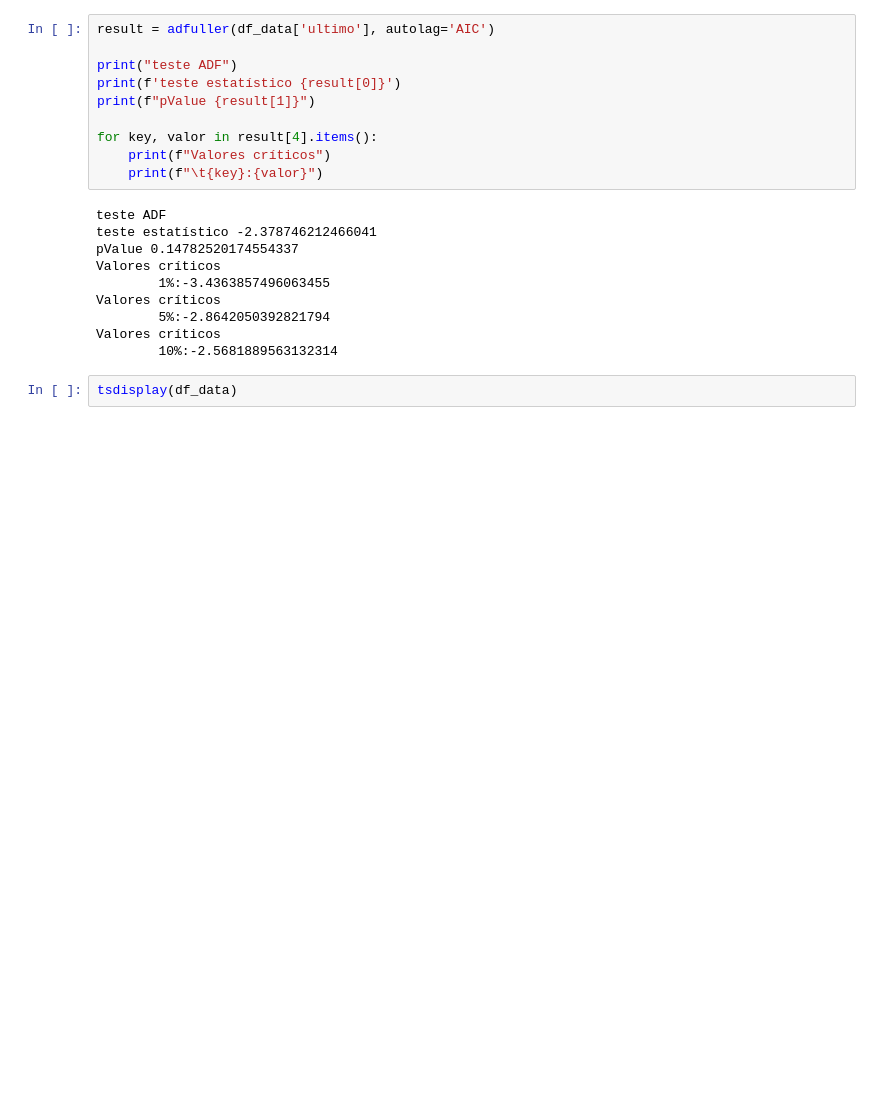
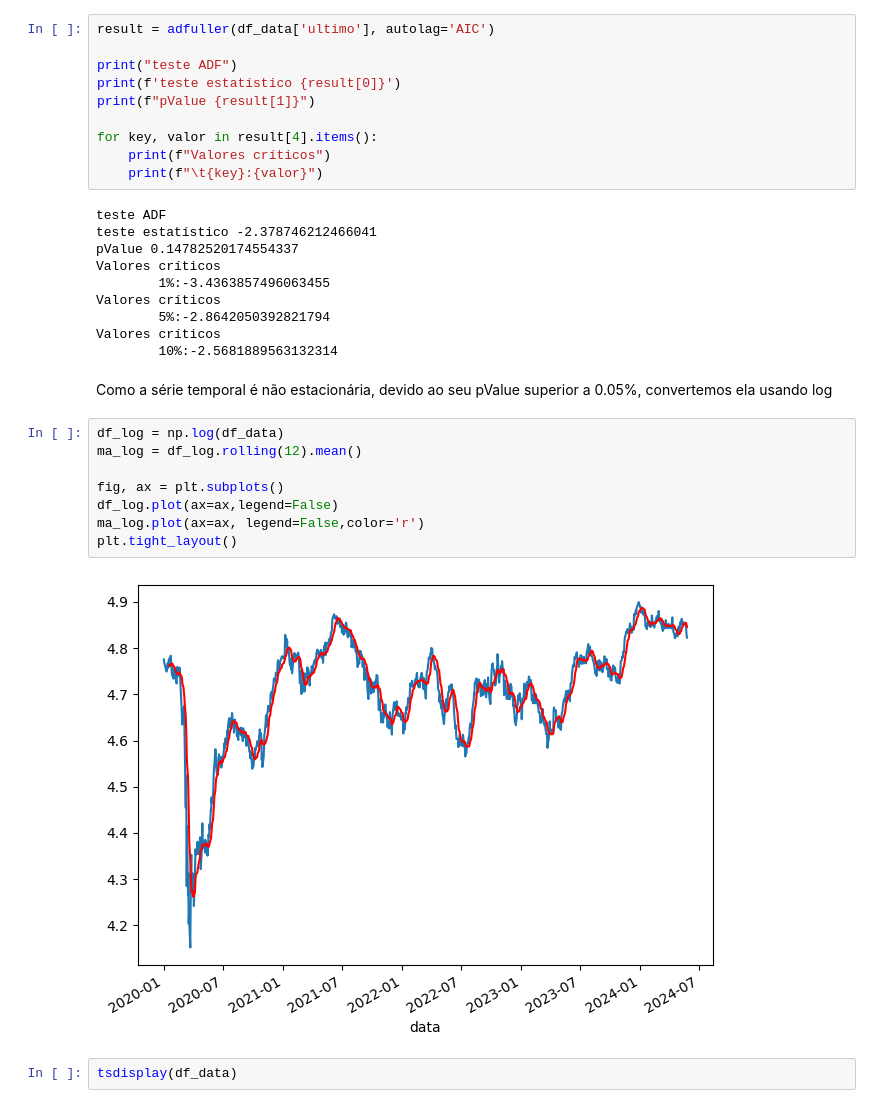
Before and after one commit to Rogeriom49/4DTAT, a Jupyter notebook: techChallange2/ibovespa3.ipynb, the cells around one changed output. Cells and saved outputs as stored; diff of their text form; blank space fills up the shorter version.

```diff
--- a/techChallange2/ibovespa3.ipynb
+++ b/techChallange2/ibovespa3.ipynb
@@ -388,6 +389,18 @@ Valores críticos
         5%:-2.8642050392821794
 Valores críticos
         10%:-2.5681889563132314
+# %% [markdown]
+Como a série temporal é não estacionária, devido ao seu pValue superior a 0.05%, convertemos ela usando log
+# %%
+df_log = np.log(df_data)
+ma_log = df_log.rolling(12).mean()
+
+fig, ax = plt.subplots()
+df_log.plot(ax=ax,legend=False)
+ma_log.plot(ax=ax, legend=False,color='r')
+plt.tight_layout()
+# %% [output]
+[figure, added]
 # %%
 tsdisplay(df_data)
 # %% [output]
```
Also changed, not shown: parts of 12 cells of this notebook, 3 other files.
